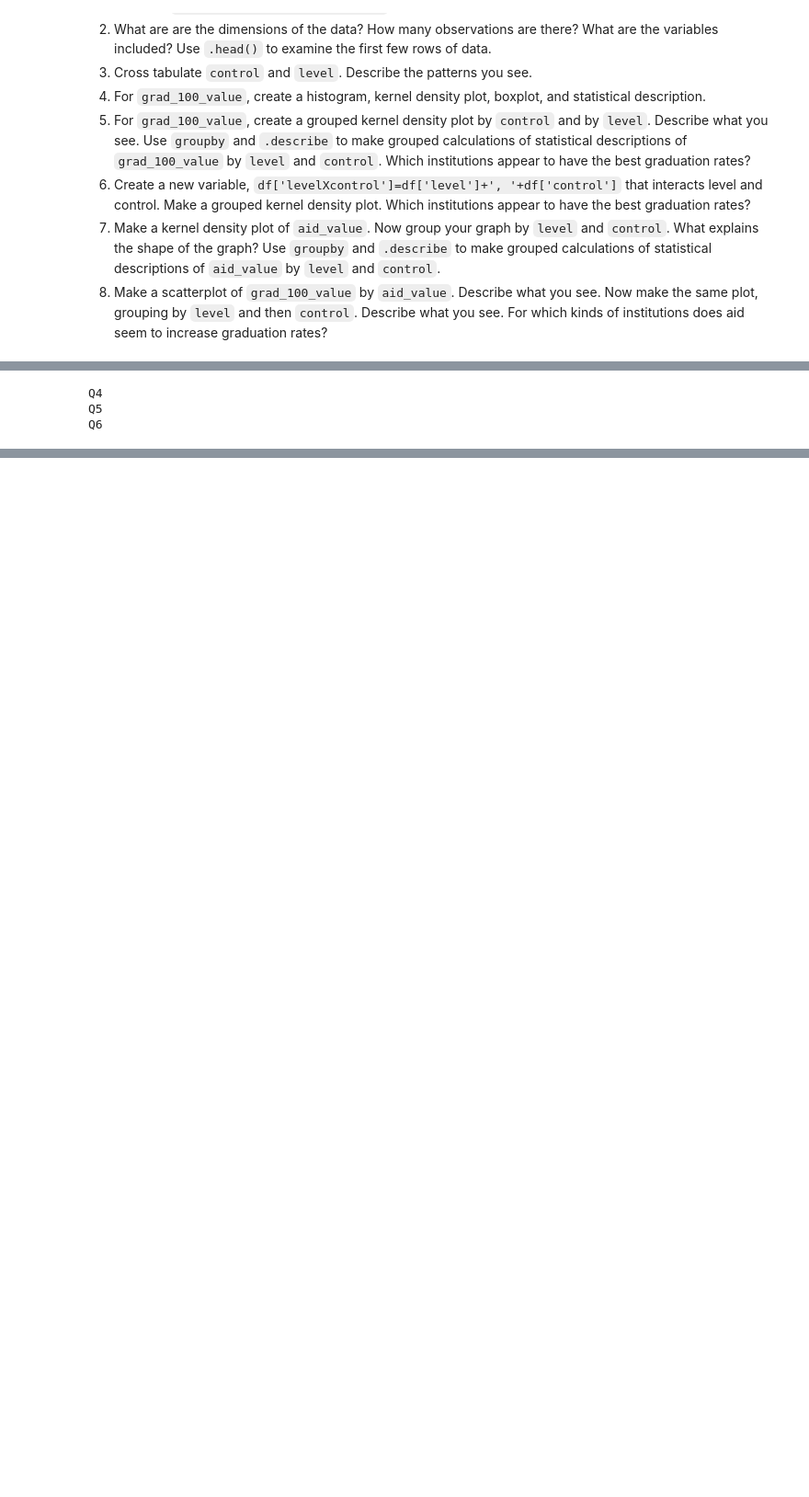
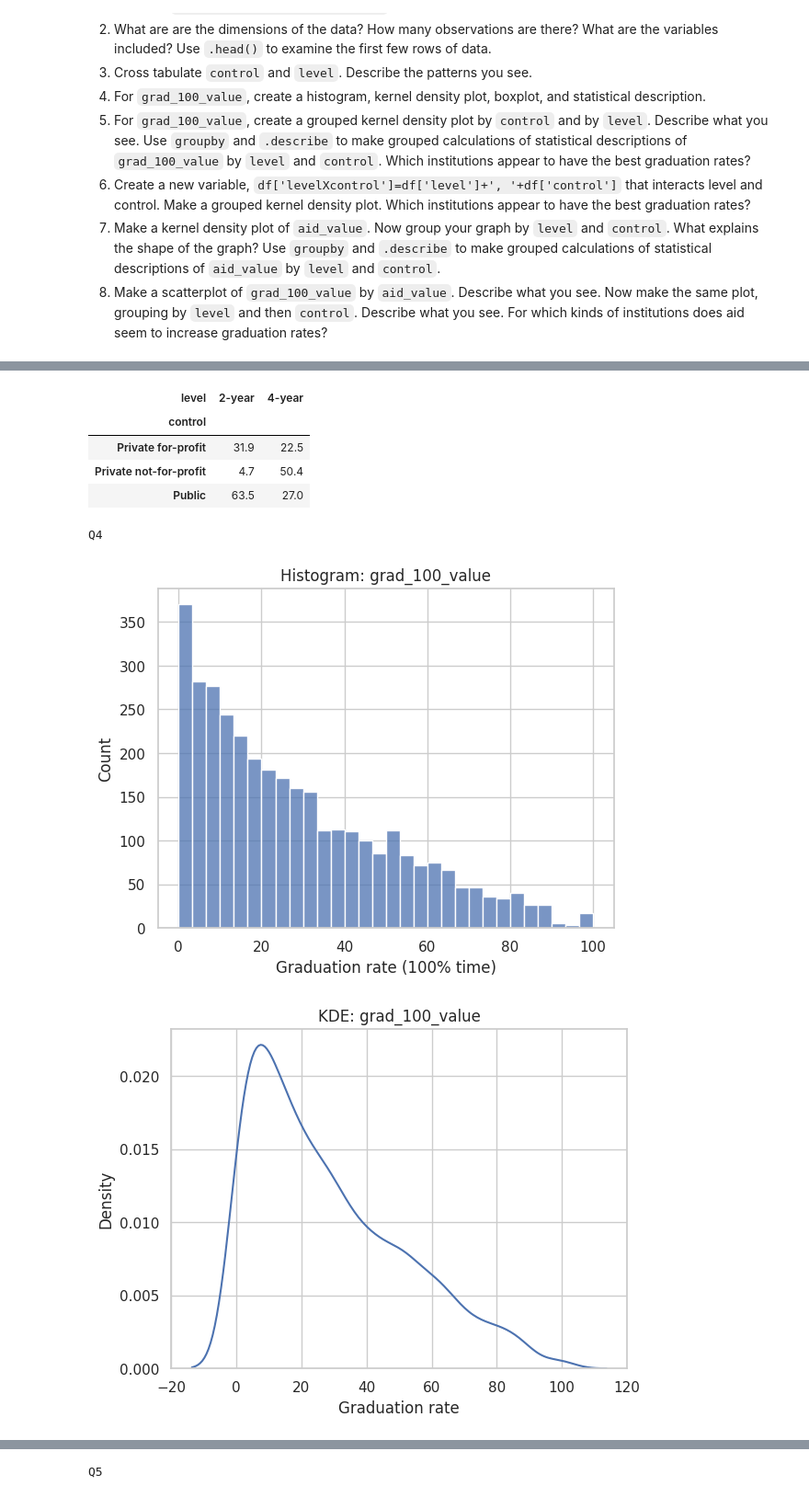
Before and after one commit to KendallFreese/visualization_assignment, a Jupyter notebook: assignment.ipynb, the cells around one changed output, grey strips where cells are left out. Shown at 92% size. Drawn from its saved outputs; the diff is of its cells as text; code cells hidden in the pictures; blank space fills up the shorter version.

```diff
--- a/assignment.ipynb
+++ b/assignment.ipynb
@@ -117,7 +117,7 @@ url_college = "https://raw.githubusercontent.com/KendallFreese/visualization_ass
 college = pd.read_csv(url_college)
 
 college.shape
-college.head()
+display(college.head())
 
 print("Q2")
 
@@ -130,9 +130,62 @@ col_pct = (ct.div(ct.sum(axis=0), axis=1) * 100).round(1)
 display(ct); display(row_pct); display(col_pct)
 
 print("Q4")
+g = college["grad_100_value"].dropna()
 
+sns.histplot(x=g, bins=30)
+plt.title("Histogram: grad_100_value"); plt.xlabel("Graduation rate (100% time)"); plt.show()
+
+sns.kdeplot(x=g)
+plt.title("KDE: grad_100_value"); plt.xlabel("Graduation rate"); plt.show()
+
+sns.boxplot(x=g)
+plt.title("Boxplot: grad_100_value"); plt.xlabel("Graduation rate"); plt.show()
+g.describe(percentiles=[.10,.25,.50,.75,.90]).round(2), g.skew().round(3), g.kurtosis().round(3)
 
 print("Q5")
+sns.kdeplot(data=college, x="grad_100_value", hue="control", common_norm=False)
+plt.title("grad_100_value by control"); plt.xlabel("Graduation rate"); plt.show()
+
+sns.kdeplot(data=college, x="grad_100_value", hue="level", common_norm=False)
+plt.title("grad_100_value by level"); plt.xlabel("Graduation rate"); plt.show()
+
+by_level   = college.groupby("level")["grad_100_value"].describe().round(2)
+by_control = college.groupby("control")["grad_100_value"].describe().round(2)
+display(by_level); display(by_control)
 
 print("Q6")
+
+college["levelXcontrol"] = college["level"].astype(str) + ", " + college["control"].astype(str)
+
+sns.kdeplot(data=college, x="grad_100_value", hue="levelXcontrol", common_norm=False)
+plt.title("grad_100_value by level × control"); plt.xlabel("Graduation rate"); plt.show()
+
+college.groupby("levelXcontrol")["grad_100_value"].describe().round(2).sort_values("mean", ascending=False)
+
+print("Q7")
+
+a = college["aid_value"].dropna()
+
+sns.kdeplot(x=a)
+plt.title("KDE: aid_value"); plt.xlabel("Average student aid ($)"); plt.show()
+
+college.groupby("level")["aid_value"].describe().round(2), \
+college.groupby("control")["aid_value"].describe().round(2)
+
+print("Q8")
+
+sns.scatterplot(data=college, x="aid_value", y="grad_100_value", s=18, alpha=0.6)
+plt.title("Graduation (100%) vs Aid"); plt.xlabel("Aid ($)"); plt.ylabel("Graduation rate"); plt.show()
+
+sns.scatterplot(data=college, x="aid_value", y="grad_100_value", hue="level", s=18, alpha=0.6)
+plt.title("Graduation vs Aid — by level"); plt.xlabel("Aid ($)"); plt.show()
+
+sns.scatterplot(data=college, x="aid_value", y="grad_100_value", hue="control", s=18, alpha=0.6)
+plt.title("Graduation vs Aid — by control"); plt.xlabel("Aid ($)"); plt.show()
+
+# quick correlations to support the write-up
+overall = college[["grad_100_value","aid_value"]].corr().iloc[0,1]
+by_level = college.groupby("level")[["grad_100_value","aid_value"]].corr().groupby(level=0).apply(lambda m: m.iloc[0,1]).round(3)
+by_control = college.groupby("control")[["grad_100_value","aid_value"]].corr().groupby(level=0).apply(lambda m: m.iloc[0,1]).round(3)
+overall, by_level, by_control
 # %% [output]
@@ -156,3 +211,8 @@ Q3
-Q4
-Q5
-Q6
+| level | 2-year | 4-year |
+| control |  |  |
+| Private for-profit | 31.9 | 22.5 |
+| Private not-for-profit | 4.7 | 50.4 |
+| Public | 63.5 | 27.0 |
+Q4
+[figure, added]
+[figure, added]
@@ -158,0 +220 @@ Q6
+Q5
```
Also changed, not shown: parts of 1 cell of this notebook.
